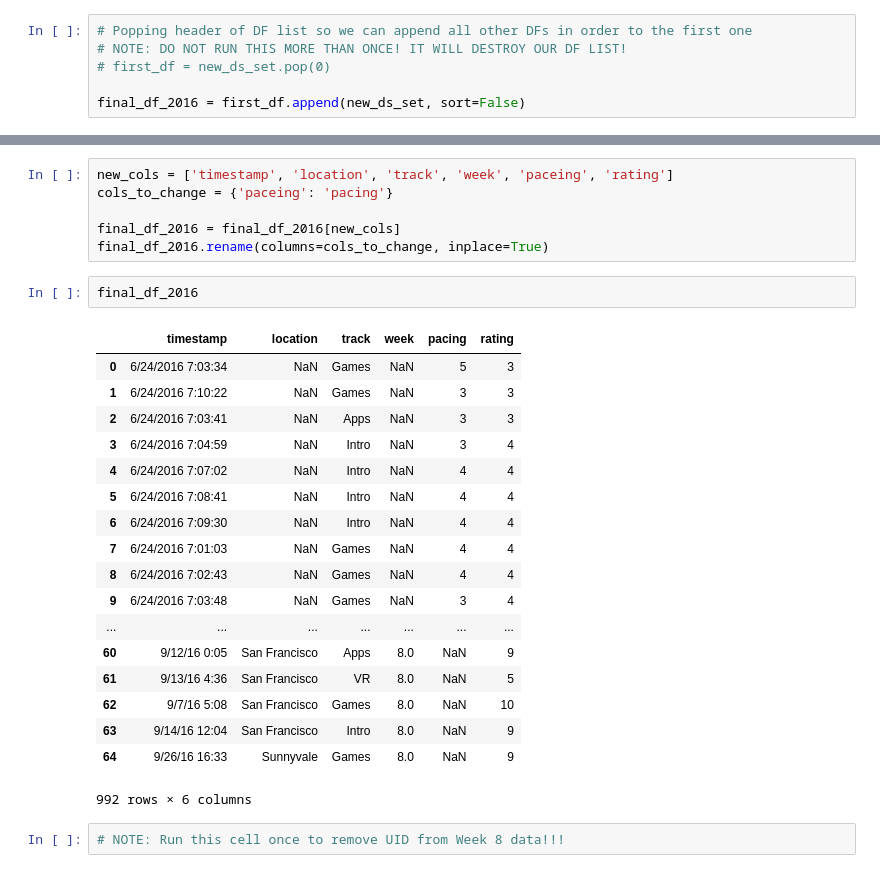
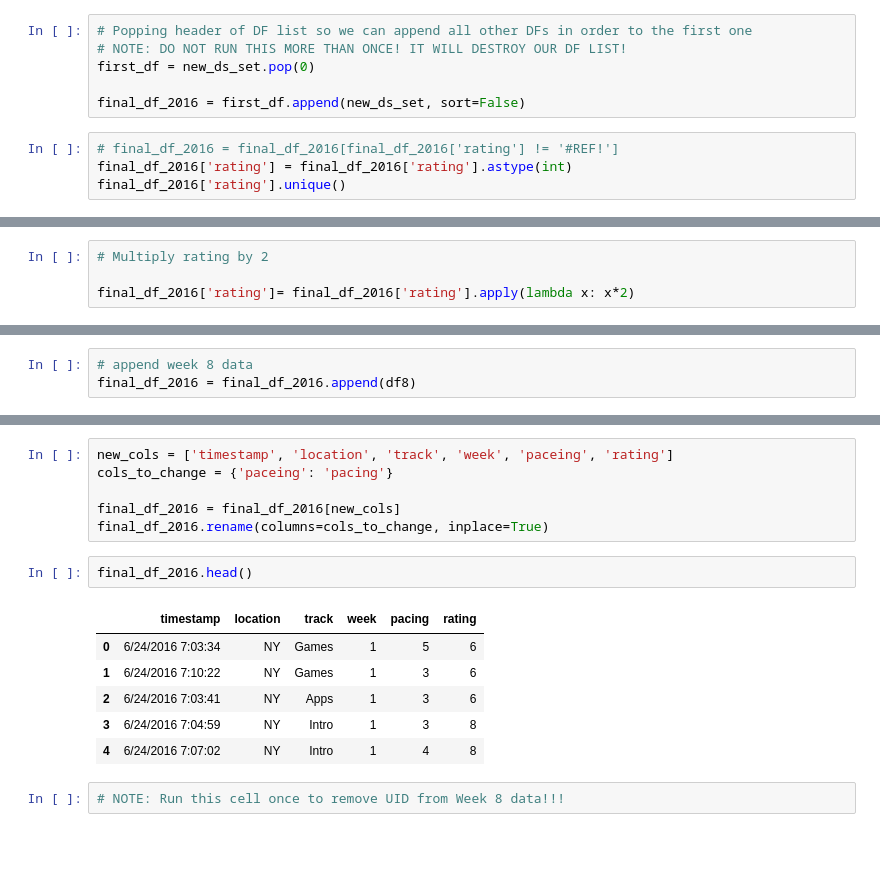
Before and after one commit to capt-alien/ds1.1Code, a Jupyter notebook: cleaning.Student_FB.ipynb, the cells around one changed output, grey strips where cells are left out. Saved outputs shown, nothing was run; the diff lists cells and outputs as text; blank space fills up the shorter version.

```diff
--- a/cleaning.Student_FB.ipynb
+++ b/cleaning.Student_FB.ipynb
@@ -265,6 +273,10 @@ df8.head()
 # %%
 # Popping header of DF list so we can append all other DFs in order to the first one
 # NOTE: DO NOT RUN THIS MORE THAN ONCE! IT WILL DESTROY OUR DF LIST!
-# first_df = new_ds_set.pop(0)
+first_df = new_ds_set.pop(0)
 
 final_df_2016 = first_df.append(new_ds_set, sort=False)
+# %%
+# final_df_2016 = final_df_2016[final_df_2016['rating'] != '#REF!']
+final_df_2016['rating'] = final_df_2016['rating'].astype(int)
+final_df_2016['rating'].unique()
@@ -271,3 +285,7 @@ final_df_2016 = first_df.append(new_ds_set, sort=False)
+# %%
+# Multiply rating by 2
+
+final_df_2016['rating']= final_df_2016['rating'].apply(lambda x: x*2)
 # %%
 final_df_2016.head()
 # %% [output]
@@ -279,0 +298,3 @@ final_df_2016.head()
+# %%
+# append week 8 data
+final_df_2016 = final_df_2016.append(df8)
@@ -286,26 +336,14 @@ cols_to_change = {'paceing': 'pacing'}
 final_df_2016 = final_df_2016[new_cols]
 final_df_2016.rename(columns=cols_to_change, inplace=True)
 # %%
-final_df_2016
+final_df_2016.head()
 # %% [output]
 |  | timestamp | location | track | week | pacing | rating |
-| 0 | 6/24/2016 7:03:34 | NaN | Games | NaN | 5 | 3 |
-| 1 | 6/24/2016 7:10:22 | NaN | Games | NaN | 3 | 3 |
-| 2 | 6/24/2016 7:03:41 | NaN | Apps | NaN | 3 | 3 |
-| 3 | 6/24/2016 7:04:59 | NaN | Intro | NaN | 3 | 4 |
-| 4 | 6/24/2016 7:07:02 | NaN | Intro | NaN | 4 | 4 |
-| 5 | 6/24/2016 7:08:41 | NaN | Intro | NaN | 4 | 4 |
-| 6 | 6/24/2016 7:09:30 | NaN | Intro | NaN | 4 | 4 |
-| 7 | 6/24/2016 7:01:03 | NaN | Games | NaN | 4 | 4 |
-| 8 | 6/24/2016 7:02:43 | NaN | Games | NaN | 4 | 4 |
-| 9 | 6/24/2016 7:03:48 | NaN | Games | NaN | 3 | 4 |
-| ... | ... | ... | ... | ... | ... | ... |
-| 60 | 9/12/16 0:05 | San Francisco | Apps | 8.0 | NaN | 9 |
-| 61 | 9/13/16 4:36 | San Francisco | VR | 8.0 | NaN | 5 |
-| 62 | 9/7/16 5:08 | San Francisco | Games | 8.0 | NaN | 10 |
-| 63 | 9/14/16 12:04 | San Francisco | Intro | 8.0 | NaN | 9 |
-| 64 | 9/26/16 16:33 | Sunnyvale | Games | 8.0 | NaN | 9 |
+| 0 | 6/24/2016 7:03:34 | NY | Games | 1 | 5 | 6 |
+| 1 | 6/24/2016 7:10:22 | NY | Games | 1 | 3 | 6 |
+| 2 | 6/24/2016 7:03:41 | NY | Apps | 1 | 3 | 6 |
+| 3 | 6/24/2016 7:04:59 | NY | Intro | 1 | 3 | 8 |
+| 4 | 6/24/2016 7:07:02 | NY | Intro | 1 | 4 | 8 |
-992 rows × 6 columns
 # %%
 # NOTE: Run this cell once to remove UID from Week 8 data!!!
 # %%
```
Also changed, not shown: parts of 19 cells of this notebook, 7 other files.
